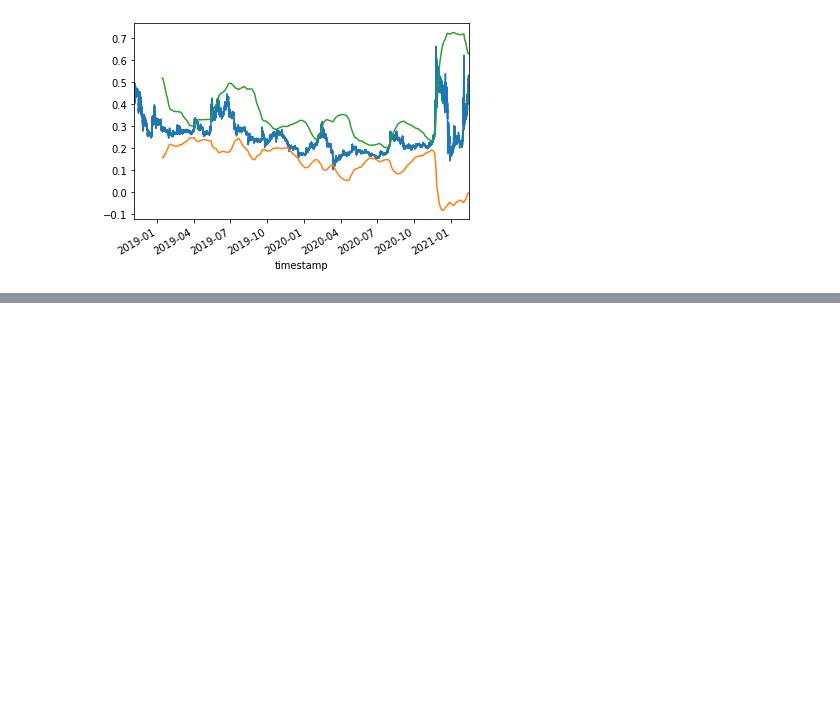
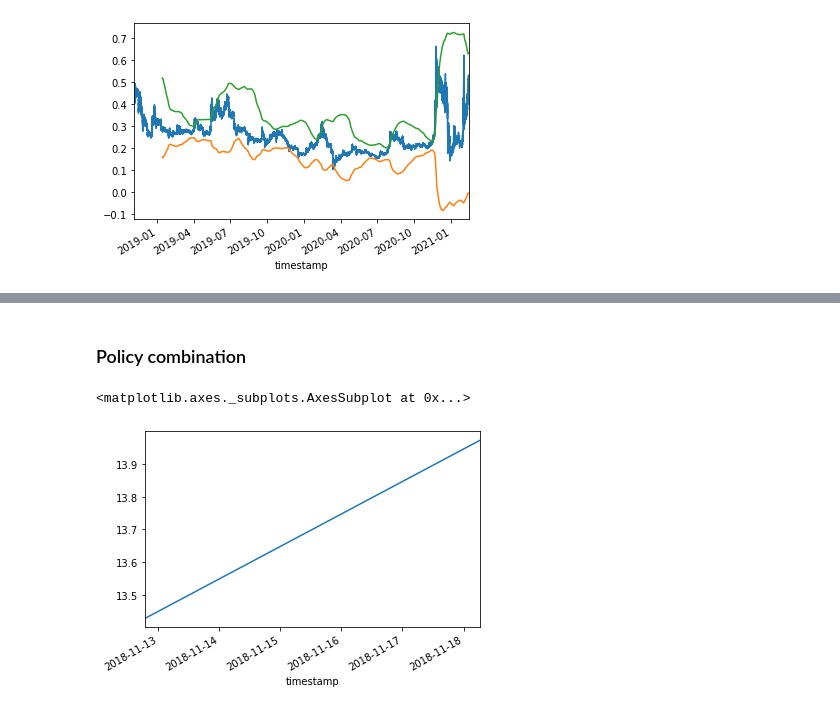
Before and after one commit to giuliovv/cryptotrading, a Jupyter notebook: examples/data_exploration.ipynb, the cells around one changed output, grey strips where cells are left out. Cells and saved outputs as stored; diff of their text form; code cells hidden in the pictures; blank space fills up the shorter version.

Commit message:
Fix gains

```diff
--- a/examples/data_exploration.ipynb
+++ b/examples/data_exploration.ipynb
@@ -52,0 +53,12 @@ technical.bollinger_bands(df.close, k=2, period=5000, getgains=True, commissions
+# %% [markdown]
+### Policy combination
+# %%
+macd = technical.macd(df.close, 10000, 1000)
+lower, upper = technical.bollinger_bands(df.close, k=1, period=1000)
+buy = (macd < 0) & (df.close < lower)
+sell = (macd > 0) & (df.close > upper)
+policy = technical.getpolicy(buy, sell)
+technical.gains(prices=df.close, policy=policy).cumsum().plot()
+# %% [output]
+<matplotlib.axes._subplots.AxesSubplot at 0x...>
+[figure, added]
```
Also changed, not shown: parts of 3 cells of this notebook, 1 other file.
